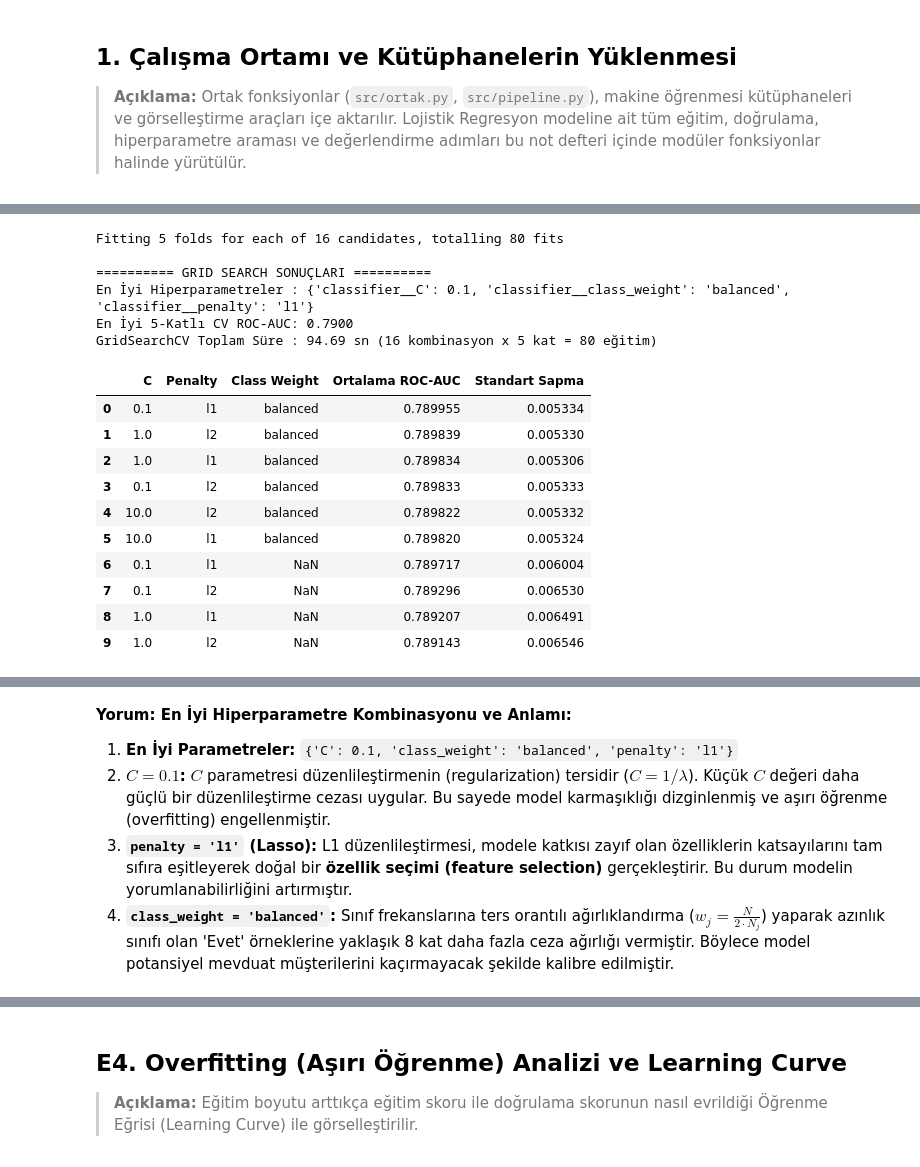
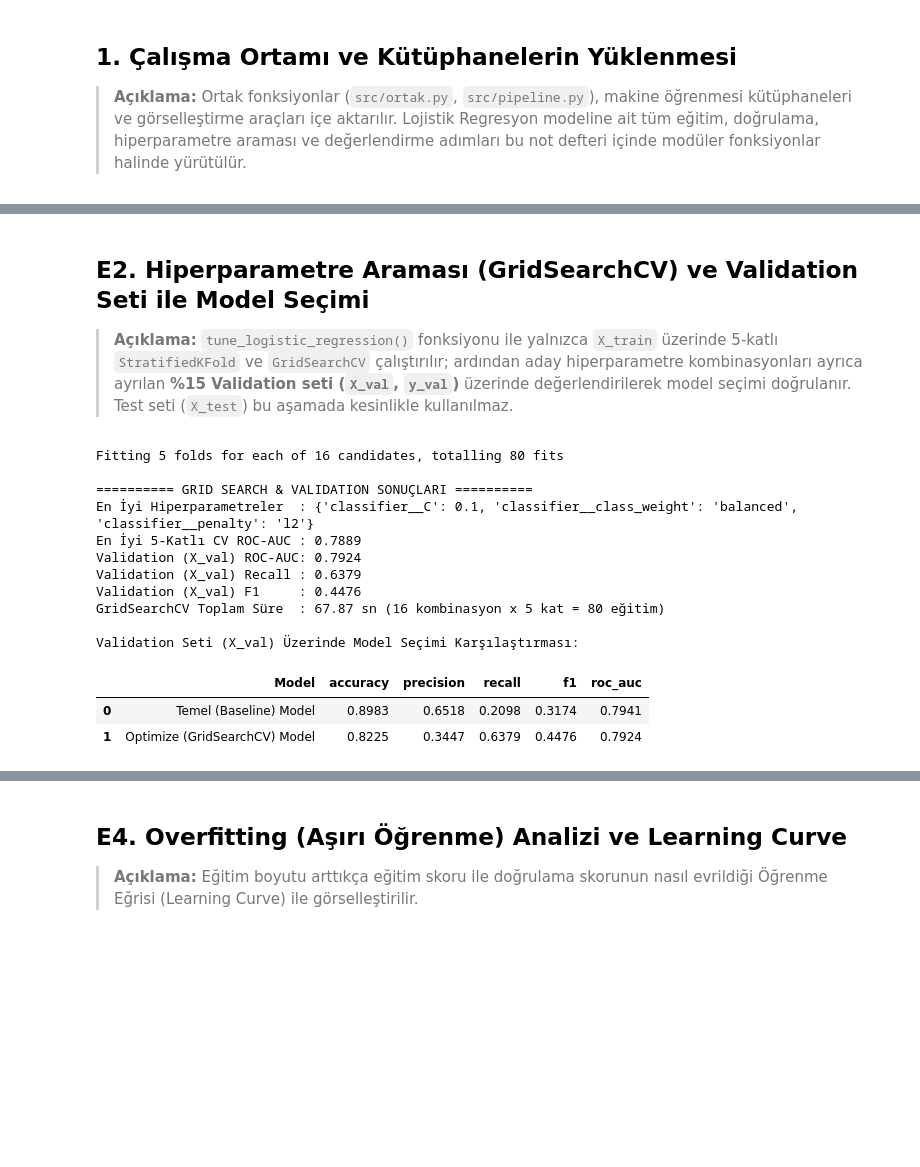
Before and after one commit to zeyneppbaran/ml-proje, a Jupyter notebook: notebooks/06_model_lojistik_regresyon.ipynb, the cells around one changed output, grey strips where cells are left out. Cells and saved outputs as stored; diff of their text form; code cells hidden in the pictures; blank space fills up the shorter version.

```diff
--- a/notebooks/06_model_lojistik_regresyon.ipynb
+++ b/notebooks/06_model_lojistik_regresyon.ipynb
@@ -29,7 +29,8 @@ from sklearn.linear_model import LogisticRegression
 from sklearn.model_selection import GridSearchCV, learning_curve
 from sklearn.metrics import (
     accuracy_score, precision_score, recall_score, f1_score, roc_auc_score,
-    confusion_matrix, classification_report, roc_curve
+    confusion_matrix, classification_report, roc_curve,
+    precision_recall_curve, average_precision_score
 )
 
 # Çalışma dizinini proje köküne sabitle ve ortak modülleri içe aktar
@@ -45,13 +46,14 @@ from src.ortak import (
 )
 from src.pipeline import build_full_pipeline
 
-# Veriyi ortak fonksiyonlarla yükle ve %80-%20 tabakalı olarak böl
+# Veriyi ortak fonksiyonlarla yükle (12 gerçek tekrar silinir) ve %70 / %15 / %15 tabakalı böl
 df = veri_yukle()
-X_train, X_test, y_train, y_test = veriyi_bol(df)
+X_train, X_val, X_test, y_train, y_val, y_test = veriyi_bol(df)
 
 print("Aktif Çalışma Dizini:", Path.cwd())
-print(f"Eğitim Seti (X_train): {X_train.shape}, Test Seti (X_test): {X_test.shape}")
-print(f"Eğitim Hedef (y_train): {y_train.shape}, Test Hedef (y_test): {y_test.shape}")
-print(f"Eğitim Sınıf Dağılımı:\n{y_train.value_counts(normalize=True).round(4)}")
+print(f"Toplam Tekil Veri       : {len(df)}")
+print(f"Eğitim Seti    (X_train): {X_train.shape} (%{len(X_train)/len(df)*100:.2f}) | y=1 oranı: %{y_train.mean()*100:.2f}")
+print(f"Doğrulama Seti (X_val)  : {X_val.shape} (%{len(X_val)/len(df)*100:.2f}) | y=1 oranı: %{y_val.mean()*100:.2f}")
+print(f"Test Seti      (X_test) : {X_test.shape} (%{len(X_test)/len(df)*100:.2f}) | y=1 oranı: %{y_test.mean()*100:.2f}")
 # %% [output]
 Aktif Çalışma Dizini: c:\Users\nusayba\OneDrive\Masaüstü\makineprojesi\ml-proje
@@ -163,3 +175,6 @@ Temel Model Tekil Eğitim Süresi: 1.03 sn
+# %% [markdown]
+## E2. Hiperparametre Araması (GridSearchCV) ve Validation Seti ile Model Seçimi
+> **Açıklama:** `tune_logistic_regression()` fonksiyonu ile yalnızca `X_train` üzerinde 5-katlı `StratifiedKFold` ve `GridSearchCV` çalıştırılır; ardından aday hiperparametre kombinasyonları ayrıca ayrılan **%15 Validation seti (`X_val`, `y_val`)** üzerinde değerlendirilerek model seçimi doğrulanır. Test seti (`X_test`) bu aşamada kesinlikle kullanılmaz.
 # %%
 def tune_logistic_regression(X_train, y_train, cv_splits=CV_SPLITS):
     """
@@ -184,53 +199,64 @@ def tune_logistic_regression(X_train, y_train, cv_splits=CV_SPLITS):
         cv=cv_bolucu,
         scoring="roc_auc",
         n_jobs=-1,
         return_train_score=True,
         verbose=1
     )
 
     grid_search.fit(X_train, y_train)
     return grid_search.best_estimator_, grid_search
 
 
-# Hiperparametre optimizasyonunu yalnızca X_train ve y_train üzerinde çalıştır
+# 1. Hiperparametre aramasını yalnızca X_train ve y_train üzerinde çalıştır
 t_grid_baslangic = time.perf_counter()
 best_model, grid_search = tune_logistic_regression(X_train, y_train, cv_splits=CV_SPLITS)
 grid_egitim_suresi = time.perf_counter() - t_grid_baslangic
 
-print("\n========== GRID SEARCH SONUÇLARI ==========")
-print(f"En İyi Hiperparametreler : {grid_search.best_params_}")
-print(f"En İyi 5-Katlı CV ROC-AUC: {grid_search.best_score_:.4f}")
-print(f"GridSearchCV Toplam Süre : {grid_egitim_suresi:.2f} sn (16 kombinasyon x 5 kat = 80 eğitim)")
+# 2. Seçilen en iyi modeli ayrı %15 Validation seti (X_val, y_val) üzerinde doğrula (X_test kullanılmaz!)
+tuned_val_sonuc = metrikleri_hesapla(best_model, X_val, y_val)
 
-# Denenen tüm kombinasyonların özeti
+print("\n========== GRID SEARCH & VALIDATION SONUÇLARI ==========")
+print(f"En İyi Hiperparametreler  : {grid_search.best_params_}")
+print(f"En İyi 5-Katlı CV ROC-AUC : {grid_search.best_score_:.4f}")
+print(f"Validation (X_val) ROC-AUC: {tuned_val_sonuc['roc_auc']:.4f}")
+print(f"Validation (X_val) Recall : {tuned_val_sonuc['recall']:.4f}")
+print(f"Validation (X_val) F1     : {tuned_val_sonuc['f1']:.4f}")
+print(f"GridSearchCV Toplam Süre  : {grid_egitim_suresi:.2f} sn (16 kombinasyon x 5 kat = 80 eğitim)")
+
+# Temel model vs Optimize model (Validation seti karşılaştırması)
+val_karsilastirma = pd.DataFrame([
+    {"Model": "Temel (Baseline) Model", **{k: round(v, 4) for k, v in baseline_val_sonuc.items()}},
+    {"Model": "Optimize (GridSearchCV) Model", **{k: round(v, 4) for k, v in tuned_val_sonuc.items()}}
+])
+print("\nValidation Seti (X_val) Üzerinde Model Seçimi Karşılaştırması:")
+display(val_karsilastirma)
+
+# Denenen kombinasyonların 5-katlı CV özeti
 cv_sonuclari = pd.DataFrame(grid_search.cv_results_)
 tablo = cv_sonuclari[[
     "param_classifier__C", "param_classifier__penalty",
     "param_classifier__class_weight", "mean_test_score", "std_test_score"
 ]].rename(columns={
     "param_classifier__C": "C",
     "param_classifier__penalty": "Penalty",
     "param_classifier__class_weight": "Class Weight",
-    "mean_test_score": "Ortalama ROC-AUC",
+    "mean_test_score": "Ortalama CV ROC-AUC",
     "std_test_score": "Standart Sapma"
-}).sort_values(by="Ortalama ROC-AUC", ascending=False).reset_index(drop=True)
+}).sort_values(by="Ortalama CV ROC-AUC", ascending=False).reset_index(drop=True)
 
 display(tablo.head(10))
 # %% [output]
 Fitting 5 folds for each of 16 candidates, totalling 80 fits
 
-========== GRID SEARCH SONUÇLARI ==========
-En İyi Hiperparametreler : {'classifier__C': 0.1, 'classifier__class_weight': 'balanced', 'classifier__penalty': 'l1'}
-En İyi 5-Katlı CV ROC-AUC: 0.7900
-GridSearchCV Toplam Süre : 94.69 sn (16 kombinasyon x 5 kat = 80 eğitim)
+========== GRID SEARCH & VALIDATION SONUÇLARI ==========
+En İyi Hiperparametreler  : {'classifier__C': 0.1, 'classifier__class_weight': 'balanced', 'classifier__penalty': 'l2'}
+En İyi 5-Katlı CV ROC-AUC : 0.7889
+Validation (X_val) ROC-AUC: 0.7924
+Validation (X_val) Recall : 0.6379
+Validation (X_val) F1     : 0.4476
+GridSearchCV Toplam Süre  : 67.87 sn (16 kombinasyon x 5 kat = 80 eğitim)
+
+Validation Seti (X_val) Üzerinde Model Seçimi Karşılaştırması:
-|  | C | Penalty | Class Weight | Ortalama ROC-AUC | Standart Sapma |
-| 0 | 0.1 | l1 | balanced | 0.789955 | 0.005334 |
-| 1 | 1.0 | l2 | balanced | 0.789839 | 0.005330 |
-| 2 | 1.0 | l1 | balanced | 0.789834 | 0.005306 |
-| 3 | 0.1 | l2 | balanced | 0.789833 | 0.005333 |
-| 4 | 10.0 | l2 | balanced | 0.789822 | 0.005332 |
-| 5 | 10.0 | l1 | balanced | 0.789820 | 0.005324 |
-| 6 | 0.1 | l1 | NaN | 0.789717 | 0.006004 |
-| 7 | 0.1 | l2 | NaN | 0.789296 | 0.006530 |
-| 8 | 1.0 | l1 | NaN | 0.789207 | 0.006491 |
-| 9 | 1.0 | l2 | NaN | 0.789143 | 0.006546 |
+|  | Model | accuracy | precision | recall | f1 | roc_auc |
+| 0 | Temel (Baseline) Model | 0.8983 | 0.6518 | 0.2098 | 0.3174 | 0.7941 |
+| 1 | Optimize (GridSearchCV) Model | 0.8225 | 0.3447 | 0.6379 | 0.4476 | 0.7924 |
@@ -237,6 +273,0 @@ GridSearchCV Toplam Süre : 94.69 sn (16 kombinasyon x 5 kat = 80 eğitim)
-# %% [markdown]
-**Yorum: En İyi Hiperparametre Kombinasyonu ve Anlamı:**
-1. **En İyi Parametreler:** `{'C': 0.1, 'class_weight': 'balanced', 'penalty': 'l1'}`
-2. **$C = 0.1$:** $C$ parametresi düzenlileştirmenin (regularization) tersidir ($C = 1 / \lambda$). Küçük $C$ değeri daha güçlü bir düzenlileştirme cezası uygular. Bu sayede model karmaşıklığı dizginlenmiş ve aşırı öğrenme (overfitting) engellenmiştir.
-3. **`penalty = 'l1'` (Lasso):** L1 düzenlileştirmesi, modele katkısı zayıf olan özelliklerin katsayılarını tam sıfıra eşitleyerek doğal bir **özellik seçimi (feature selection)** gerçekleştirir. Bu durum modelin yorumlanabilirliğini artırmıştır.
-4. **`class_weight = 'balanced'`:** Sınıf frekanslarına ters orantılı ağırlıklandırma ($w_j = \frac{N}{2 \cdot N_j}$) yaparak azınlık sınıfı olan 'Evet' örneklerine yaklaşık 8 kat daha fazla ceza ağırlığı vermiştir. Böylece model potansiyel mevduat müşterilerini kaçırmayacak şekilde kalibre edilmiştir.
```
Also changed, not shown: parts of 24 cells of this notebook, 9 other files.
